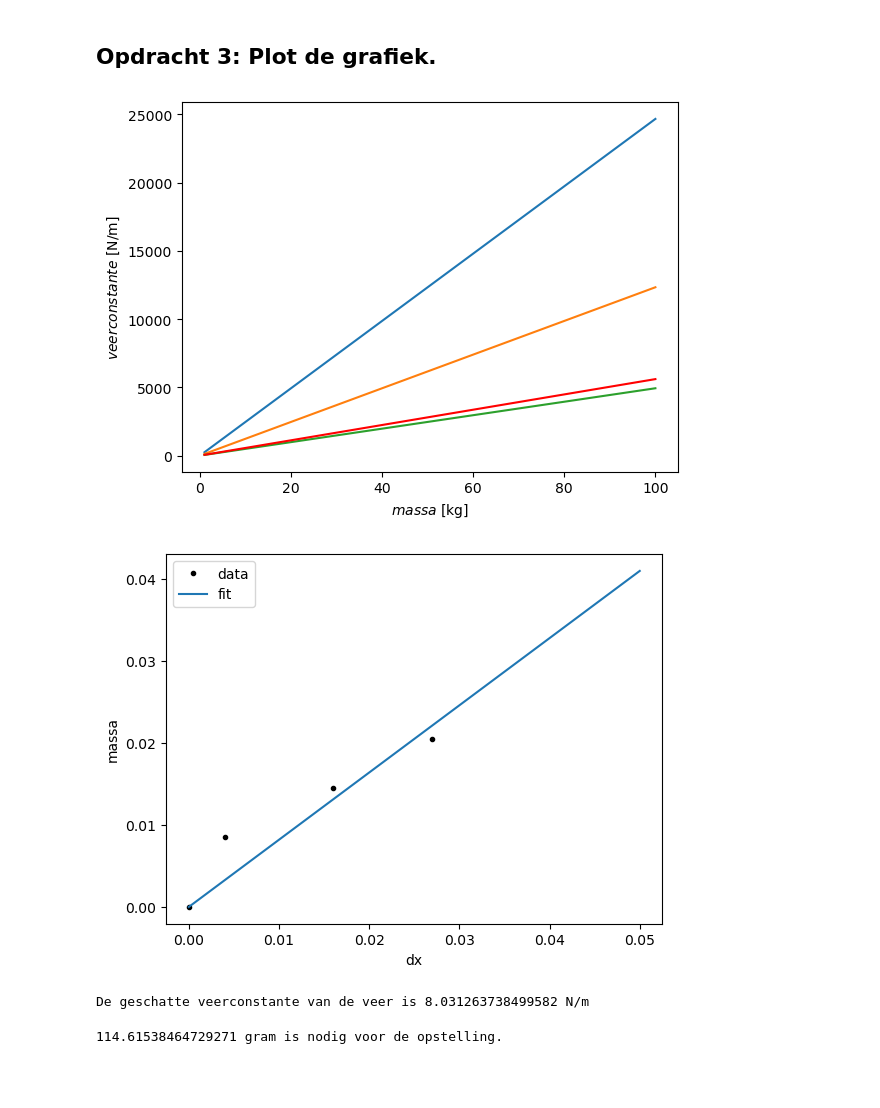
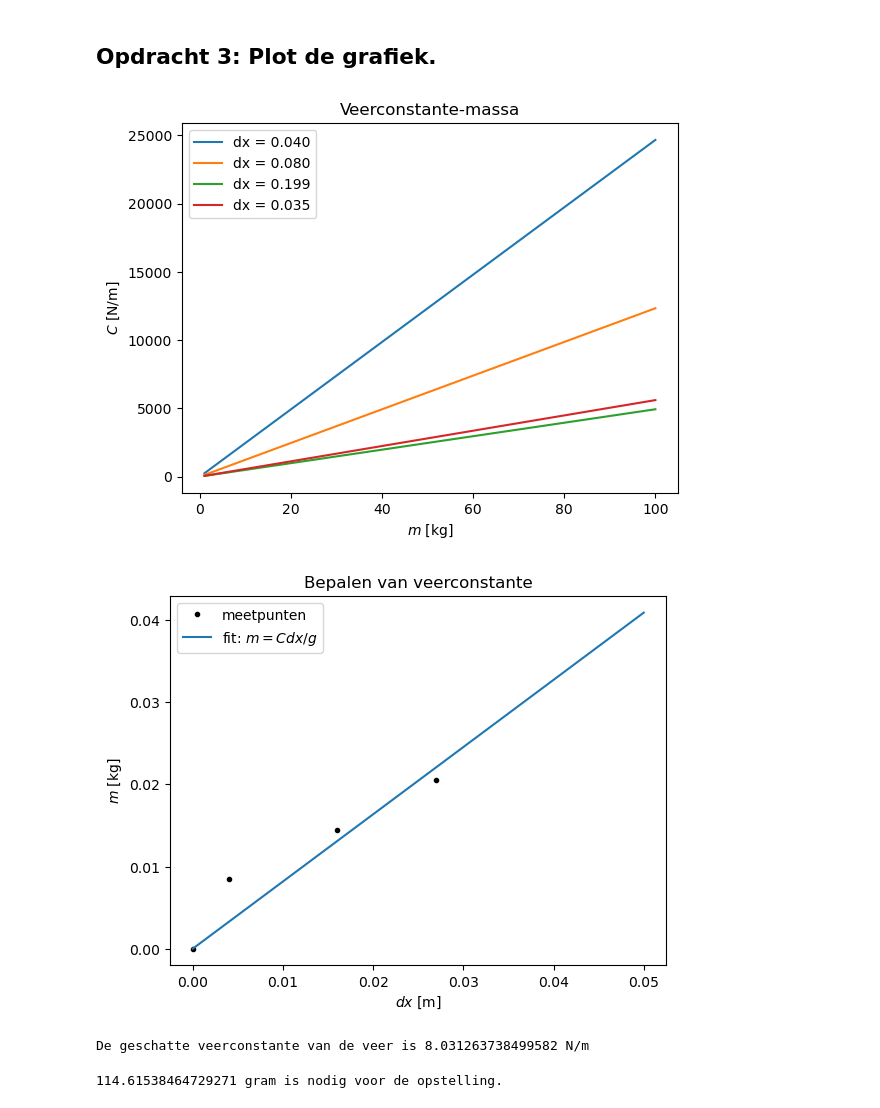
Before and after one commit to emmajuledrent/opdrachten-DEF-D, a Jupyter notebook: FysiekeOntwerpopdrachten/5MaakEenOpstellingTrillingsvrij/Ontwerpopdracht5MaakEenOpstellingTrillingsvrijInvulTemplate.ipynb, the cells around one changed output. Saved outputs shown, nothing was run; the diff lists cells and outputs as text; code cells hidden in the pictures; blank space fills up the shorter version.

```diff
--- a/FysiekeOntwerpopdrachten/5MaakEenOpstellingTrillingsvrij/Ontwerpopdracht5MaakEenOpstellingTrillingsvrijInvulTemplate.ipynb
+++ b/FysiekeOntwerpopdrachten/5MaakEenOpstellingTrillingsvrij/Ontwerpopdracht5MaakEenOpstellingTrillingsvrijInvulTemplate.ipynb
@@ -73,8 +75,10 @@ plt.show()
 # %%
 # Bereken hier de minimale Delta-x waarbij je aan de eis van de opdracht voldoet.
 
+g = 9.81
+
 omega_0 = 5*np.pi
-dx = 9.81 / omega_0**2
+dx = g / omega_0**2
 print(dx, "m")
 # %% [output]
 0.039758432461253344 m
@@ -83,33 +87,35 @@ print(dx, "m")
 # %%
 # Voeg hier je plot in. Lees goed de opdracht wat er in de grafiek moet staan!
 # Het is ook handig om je grafiek op te slaan, doe dat door met plt.savefig().
 
-g = 9.81
 def veerconstante(m,x):
     return (m*g)/x
 
 massa = np.linspace(1,100,1000)
 
 plt.figure()
-plt.plot(massa,veerconstante(massa,dx))
-plt.plot(massa,veerconstante(massa,dx)/2)
-plt.plot(massa,veerconstante(massa,dx)/5)
-plt.plot(massa,veerconstante(massa,0.035)/5, "r-")  # Bij bepaalde uitwijking
-plt.xlabel("$massa$ [kg]")
-plt.ylabel("$veerconstante$ [N/m]")
+plt.plot(massa,veerconstante(massa,dx), label = f"dx = {(dx):.3f}")
+plt.plot(massa,veerconstante(massa,dx)/2, label = f"dx = {2*(dx):.3f}")
+plt.plot(massa,veerconstante(massa,dx)/5, label = f"dx = {5*(dx):.3f}")
+plt.plot(massa,veerconstante(massa,0.035)/5, label = f"dx = {0.035:.3f}")  # Bij bepaalde uitwijking van 0.035 m
+plt.xlabel("$m$ [kg]")
+plt.ylabel("$C$ [N/m]")
+plt.legend()
+plt.title("Veerconstante-massa")
 plt.savefig("Veerconstante_massa")
 plt.show()
 # %% [output]
-[figure, old version]
+[figure, new version]
 # %%
-# Bepalen van massa bij gebruikte veren.
+# Bepalen van massa bij gebruikte veren. We zijn van plan om 4 veren te gebruiken en daaronder een plaat te hangen met een massa. DOor eerst de
+# veerconstante van de veren te bepalen, kunnen we numeriek uitrekenen wat voor massa we aan de opstelling moten toevoegen.
 
 L_test = 0.078
 dx_test = np.array([8.2,9.4,10.5,0.078*100])/100 - L_test
 m_test = np.array([8.5,14.5,20.5,0])/1000
 
 def massafit(dx,C):
-    return C * dx / 9.81
+    return C * dx / g
 
 val, cov = curve_fit(massafit,dx_test,m_test)
 C_fit = val[0]
@@ -118,15 +124,16 @@ xfit = np.linspace(0,0.05,100)
 yfit = massafit(xfit,C_fit)
 
 plt.figure()
-plt.plot(dx_test, m_test, "k.", label="data")
-plt.plot(xfit,yfit, label="fit")
-plt.xlabel("dx")
-plt.ylabel("massa")
+plt.plot(dx_test, m_test, "k.", label="meetpunten")
+plt.plot(xfit,yfit, label="fit: $m = Cdx/g$")
+plt.xlabel("$dx$ [m]")
+plt.ylabel("$m$ [kg]")
+plt.title("Bepalen van veerconstante")
 plt.legend()
 plt.show()
 
 print(f"De geschatte veerconstante van de veer is {C_fit} N/m")
 # %% [output]
-[figure, old version]
+[figure, new version]
 De geschatte veerconstante van de veer is 8.031263738499582 N/m
 # %%
```
Also changed, not shown: parts of 13 cells of this notebook, 1 other file.
